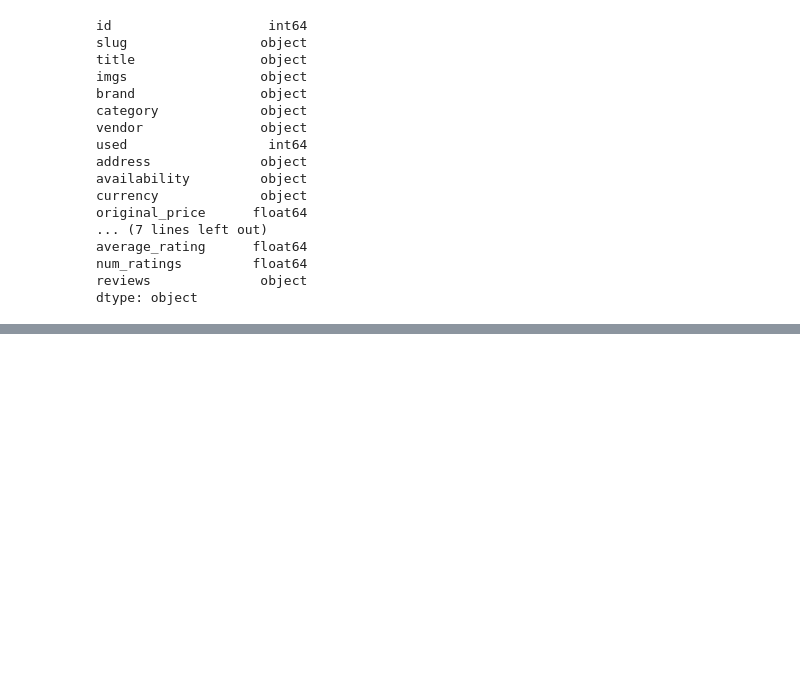
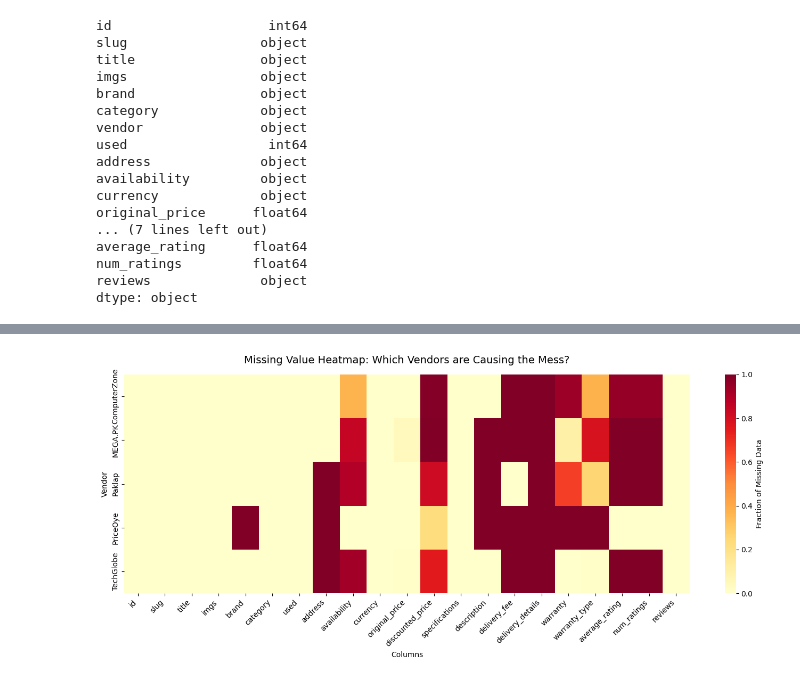
Before and after one commit to XENZA7/vendorlensx_recommendation_search_system, a Jupyter notebook: Notebooks/EDA.ipynb, the cells around one changed output, grey strips where cells are left out. Cells and saved outputs as stored; diff of their text form; code cells hidden in the pictures; blank space fills up the shorter version.

```diff
--- a/Notebooks/EDA.ipynb
+++ b/Notebooks/EDA.ipynb
@@ -168,0 +194,15 @@ dtype: object
+# %%
+plt.figure(figsize=(14, 6))
+# Calculate the percentage of missing values per vendor for each column
+missing_by_vendor = df.set_index('vendor').isnull().groupby(level=0).mean()
+
+# Plot the heatmap
+sns.heatmap(missing_by_vendor, cmap="YlOrRd", annot=False, cbar_kws={'label': 'Fraction of Missing Data'})
+plt.title('Missing Value Heatmap: Which Vendors are Causing the Mess?', fontsize=14, pad=15)
+plt.ylabel('Vendor')
+plt.xlabel('Columns')
+plt.xticks(rotation=45, ha='right')
+plt.tight_layout()
+plt.show()
+# %% [output]
+[figure, added]
```
Also changed, not shown: parts of 9 cells of this notebook.
